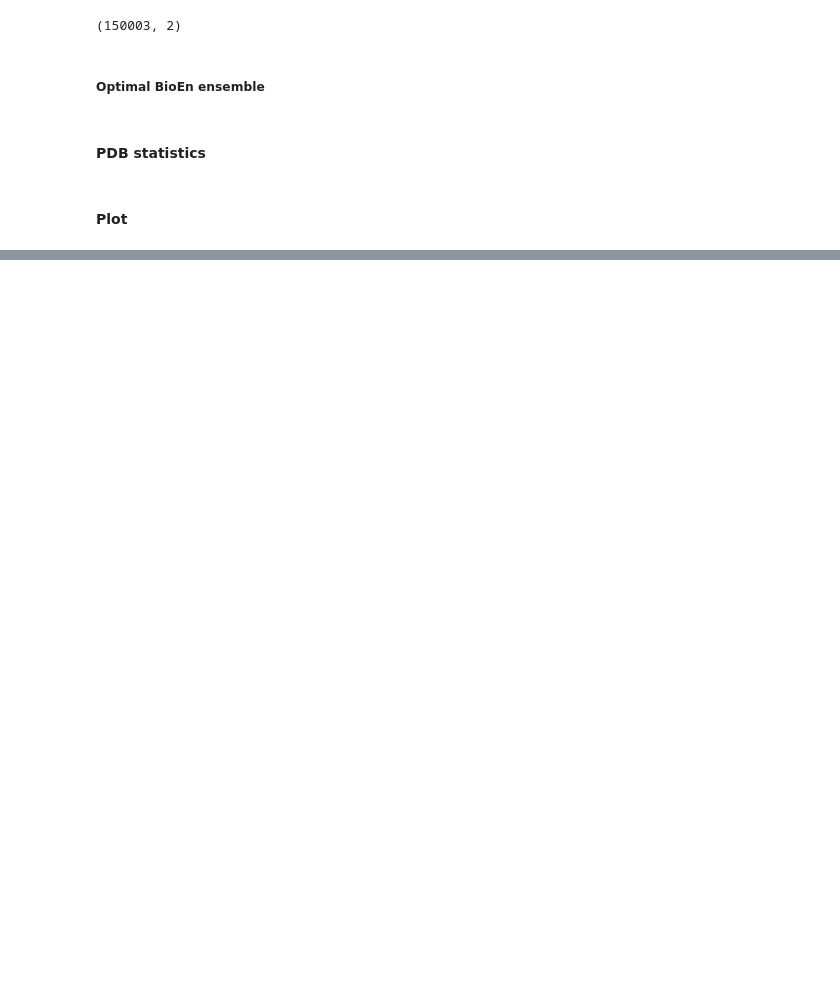
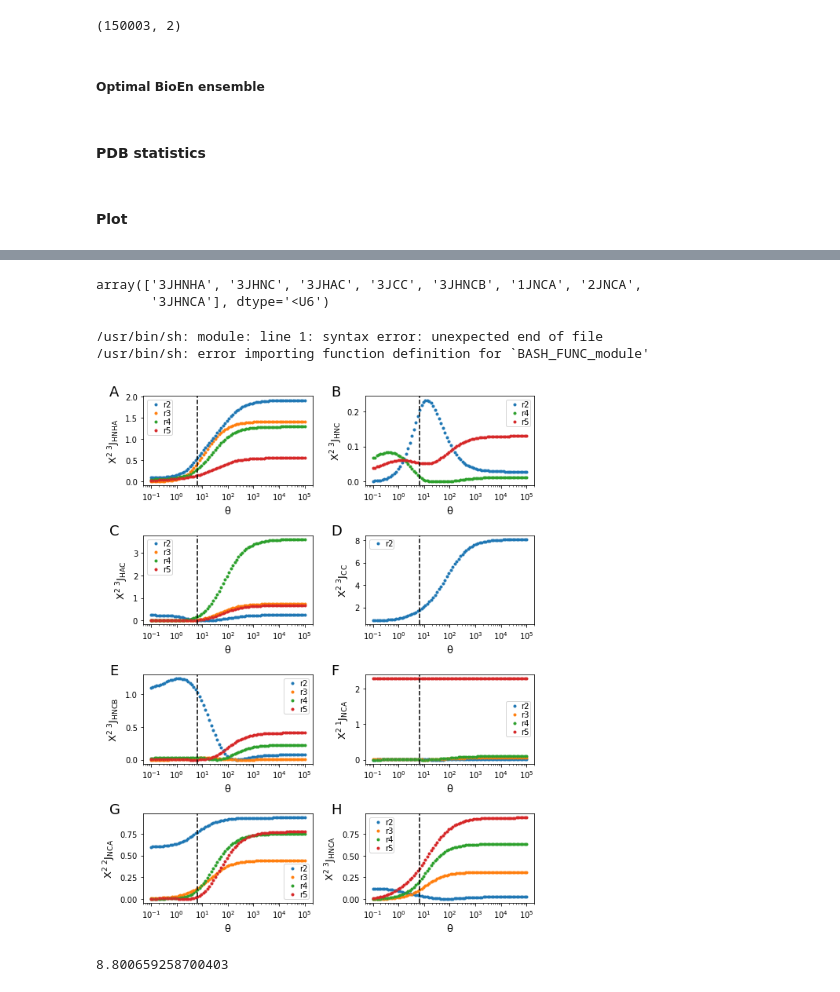
Before and after one commit to bio-phys/BioEn, a Jupyter notebook: examples/ala5_optimize/ala5-bioen.ipynb, the cells around one changed output, grey strips where cells are left out. Saved outputs shown, nothing was run; the diff lists cells and outputs as text; code cells hidden in the pictures; blank space fills up the shorter version.

```diff
--- a/examples/ala5_optimize/ala5-bioen.ipynb
+++ b/examples/ala5_optimize/ala5-bioen.ipynb
@@ -786,0 +988,6 @@ fig.savefig("plots/phi_psi_lnp/{}_lnp_phi_psi_all.pdf".format(para_set))
+# %%
+theta_l = theta_ar.tolist()
+# %%
+y_theta_l = get_theta_exp_list(theta_l, y_all_fn)
+# %%
+j_keys_all = np.array([row.split() for row in res_jcp_l])
@@ -786,0 +1014,72 @@ fig.savefig("plots/phi_psi_lnp/{}_lnp_phi_psi_all.pdf".format(para_set))
+# %%
+chi_obsv_all, reslab_all = chi_per_observ_theta(theta_l,
+                                                y_theta_l, j_keys_all, exp_obs_err)
+# %%
+uniq_jkeys
+# %% [output]
+array(['3JHNHA', '3JHNC', '3JHAC', '3JCC', '3JHNCB', '1JNCA', '2JNCA',
+       '3JHNCA'], dtype='<U6')
+# %%
+fig, ax  = plt.subplots(4,2, figsize=(8,10))
+
+
+letters = ['A', 'B', 'C', 'D', 'E', 'F', 'G', 'H']
+#chi2_theta_l = []
+
+for i_exp, exp_type in enumerate(uniq_jkeys):
+
+    ylabel1 = "{}".format(exp_type[0])
+    ylabel2 = "{}".format(exp_type[2:])
+    chi2_str = r"$\mathregular{X^{2} \;}$"
+    ax.flat[i_exp].set_ylabel(chi2_str +r"$\mathregular{^"+ylabel1+"J_{"+ylabel2+"}}$",
+                           fontsize=13)
+
+    for ti, o in enumerate(chi_obsv_all):
+
+        resid_ti = reslab_all[ti]
+        _resid = resid_ti[exp_type]
+
+        #print ti, exp_type
+        dev_l = []
+        _chi2 = o[exp_type]
+
+        dev_l.append(_chi2)
+        for ci, c in enumerate(_chi2):
+
+            color_index = int(_resid[ci][1:]) -2
+
+            if  ti==0:
+                ax.flat[i_exp].plot(
+                    theta_l[ti],  c, ".", c="C{}".format(color_index),
+                    label="{}".format(_resid[ci]))
+                ax.flat[i_exp].legend()
+
+            else:
+                 ax.flat[i_exp].plot(
+                    theta_l[ti], c, c="C{}".format(color_index), marker=".")
+
+    #ax.flat[i_exp].plot(theta_l[ti], np.sum(dev_l, axis=1), ".", c="grey")
+    ax.flat[i_exp].semilogx()
+    ax.flat[i_exp].set_xlabel(r"$\mathregular{\theta}$", fontsize=13)
+    ax.flat[i_exp].legend(handletextpad=-0.1, borderpad=0.1, labelspacing=0.1)
+
+
+    ax.flat[i_exp].axvline(th_all, linestyle="--", c="k")
+
+    ax.flat[i_exp].text(-0.2,1., letters[i_exp] , fontsize=18,
+                        transform=ax.flat[i_exp].transAxes)
+
+
+
+fig.tight_layout()
+! mkdir -p plots//plot_chi2
+fig.savefig("plots/plot_chi2/{}_all_chi2.png".format(para_set))
+fig.savefig("plots/plot_chi2/{}_all_chi2.pdf".format(para_set))
+# %% [output]
+/usr/bin/sh: module: line 1: syntax error: unexpected end of file
+/usr/bin/sh: error importing function definition for `BASH_FUNC_module'
+[figure, added]
+# %%
+np.hstack(chi_obsv_all[th_all_index].values()).sum()
+# %% [output]
+8.800659258700403
```
Also changed, not shown: parts of 23 cells of this notebook.
